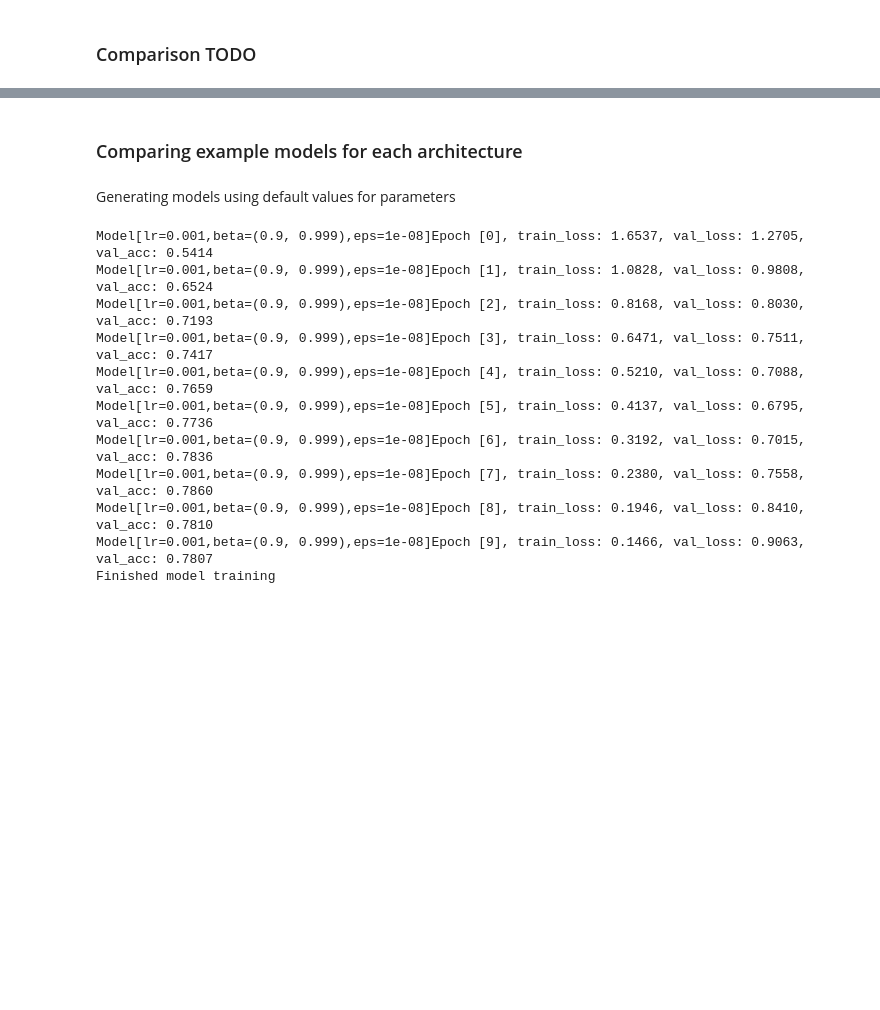
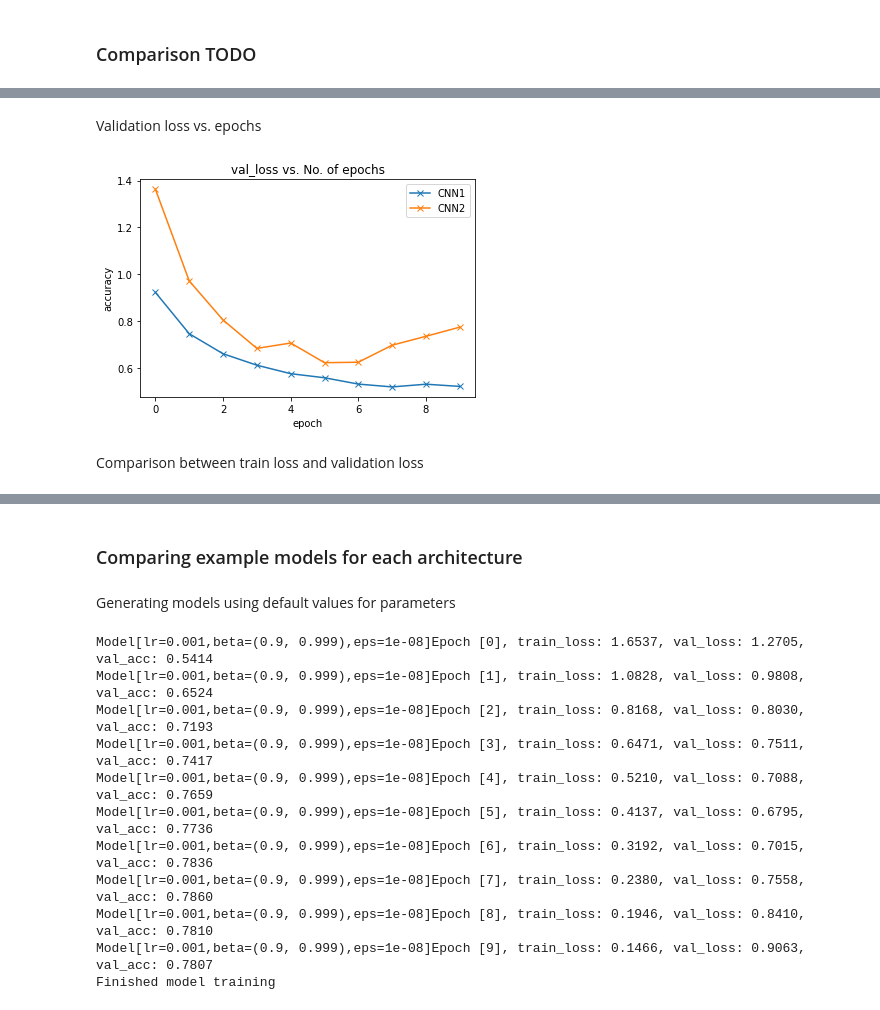
Before and after one commit to berbomeister/ML-project, a Jupyter notebook: ML project/waiting.ipynb, the cells around one changed output, grey strips where cells are left out. Drawn from its saved outputs; the diff is of its cells as text; code cells hidden in the pictures; blank space fills up the shorter version.

```diff
--- a/ML project/waiting.ipynb
+++ b/ML project/waiting.ipynb
@@ -618,0 +655,13 @@ print("Finished loading CNN3")
+# %% [markdown]
+Validation loss vs. epochs
+# %%
+# plot_metric(best_history_cnn,'val_loss')
+plot_metric(best_history_cnn1,'val_loss')
+plot_metric(best_history_cnn2,'val_loss')
+# plot_metric(best_history_cnn3,'val_loss')
+plt.legend(["CNN1","CNN2"])#["CNN","CNN1","CNN2","CNN3"]
+plt.show()
+# %% [output]
+[figure, added]
+# %% [markdown]
+Comparison between train loss and validation loss
```
Also changed, not shown: parts of 13 cells of this notebook, 5 other files.
